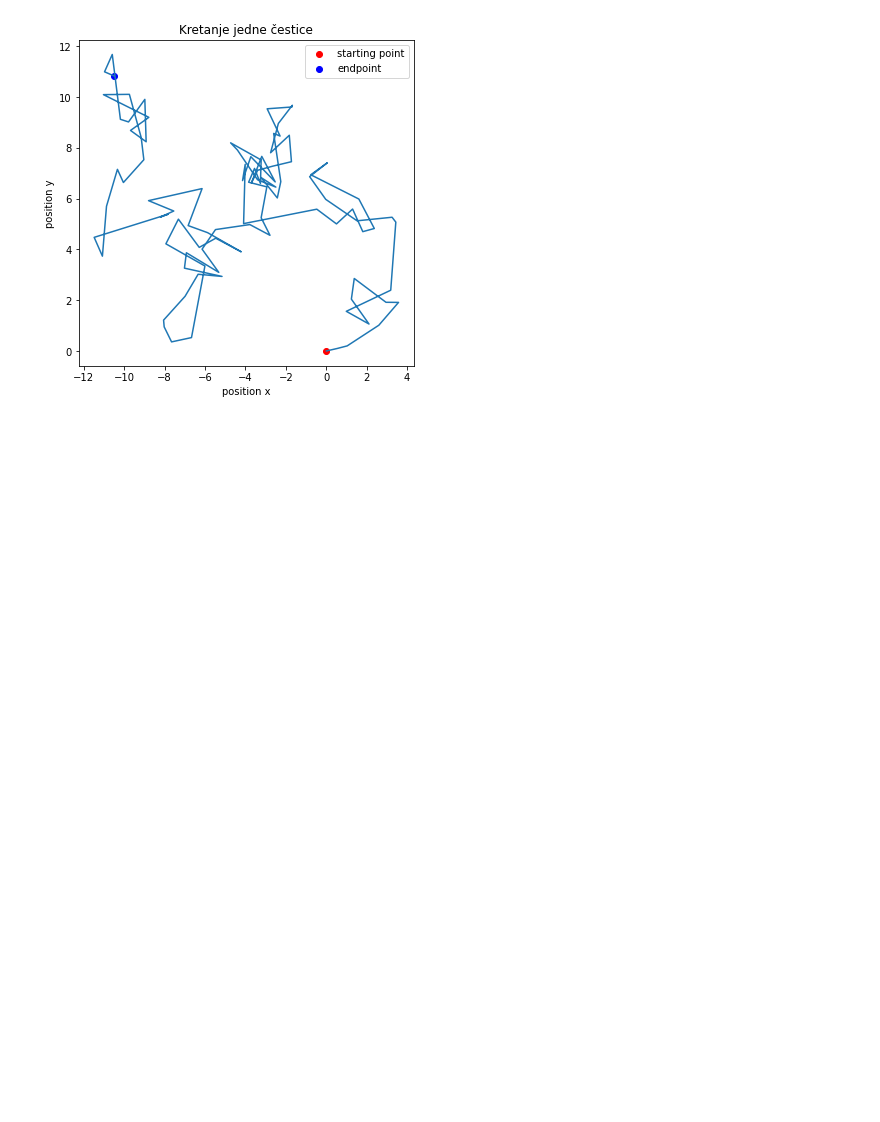
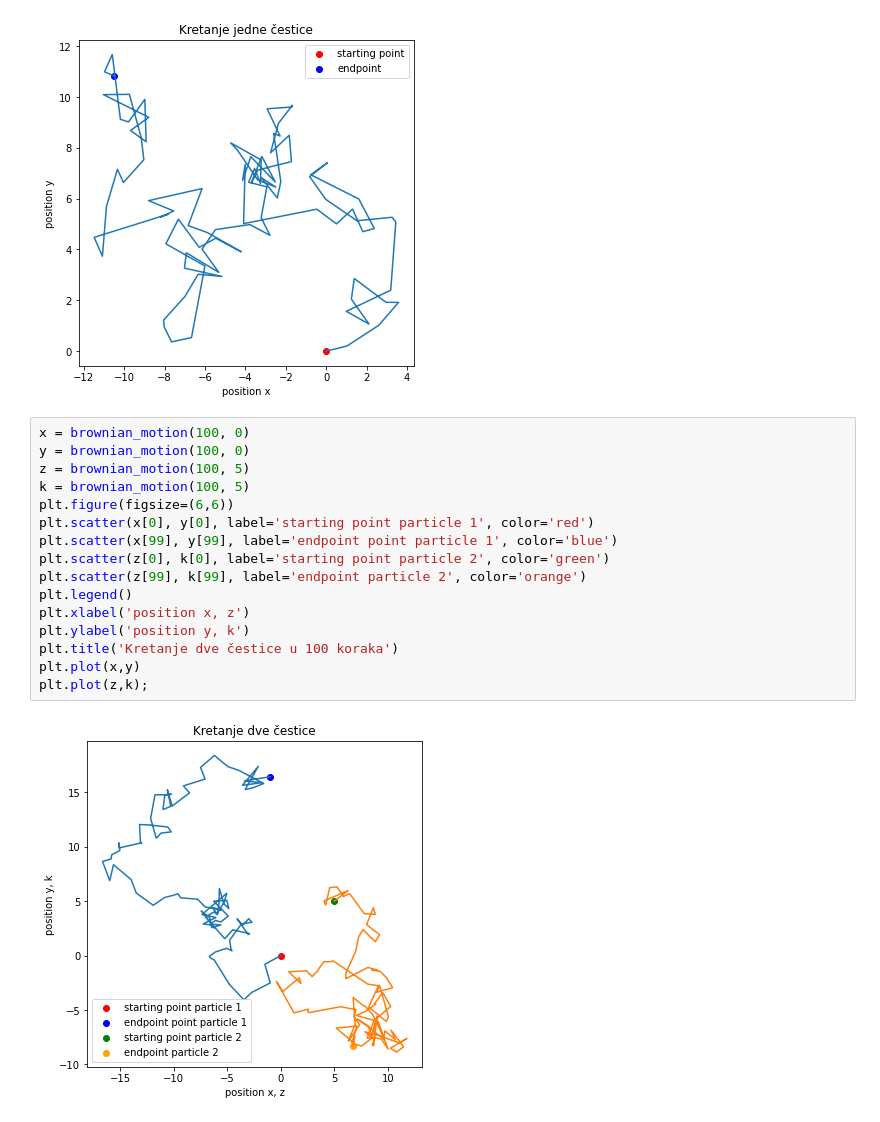
Before and after one commit to Vitomir84/Mathematical_research, a Jupyter notebook: Brownian motion (random walk).ipynb, the cells around one changed output. Drawn from its saved outputs; the diff is of its cells as text; blank space fills up the shorter version.

Commit message:
Brownian motion

```diff
--- a/Brownian motion (random walk).ipynb
+++ b/Brownian motion (random walk).ipynb
@@ -82,3 +82,21 @@ plt.title('Kretanje jedne čestice')
 plt.plot(x,y);
 # %% [output]
 [figure]
+# %%
+x = brownian_motion(100, 0)
+y = brownian_motion(100, 0)
+z = brownian_motion(100, 5)
+k = brownian_motion(100, 5)
+plt.figure(figsize=(6,6))
+plt.scatter(x[0], y[0], label='starting point particle 1', color='red')
+plt.scatter(x[99], y[99], label='endpoint point particle 1', color='blue')
+plt.scatter(z[0], k[0], label='starting point particle 2', color='green')
+plt.scatter(z[99], k[99], label='endpoint particle 2', color='orange')
+plt.legend()
+plt.xlabel('position x, z')
+plt.ylabel('position y, k')
+plt.title('Kretanje dve čestice u 100 koraka')
+plt.plot(x,y)
+plt.plot(z,k);
+# %% [output]
+[figure, added]
```
Also changed, not shown: parts of 1 cell of this notebook.
